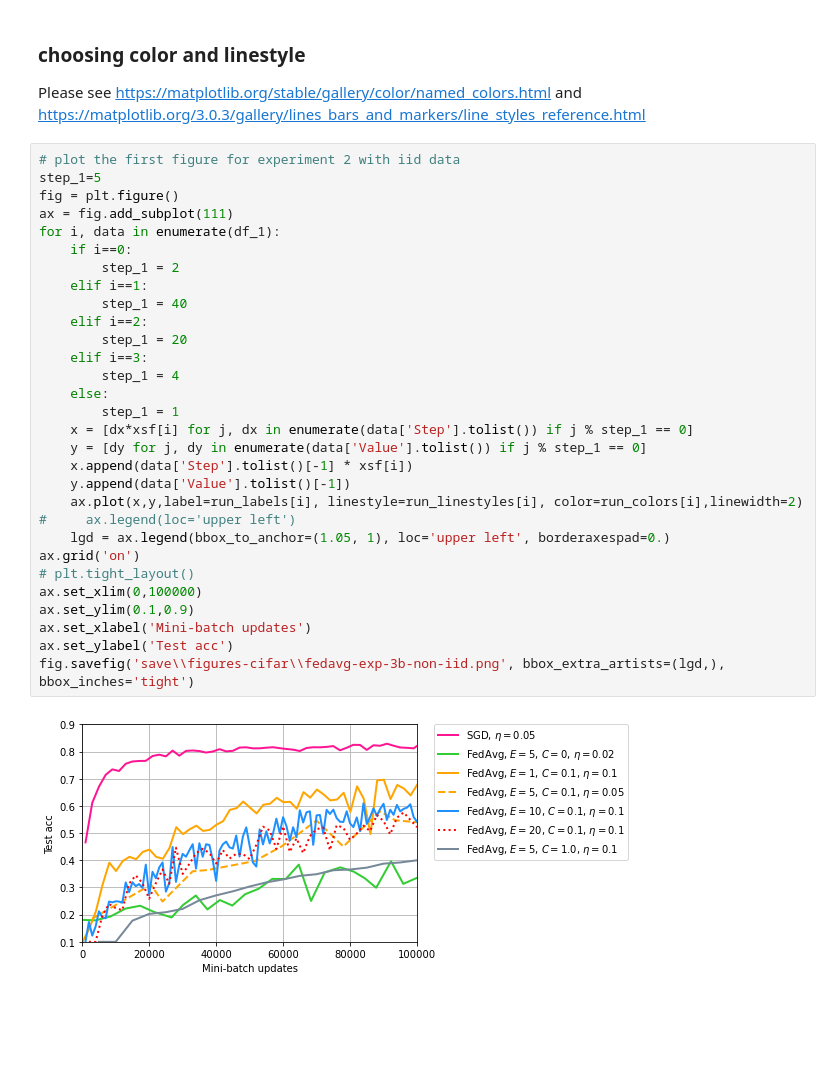
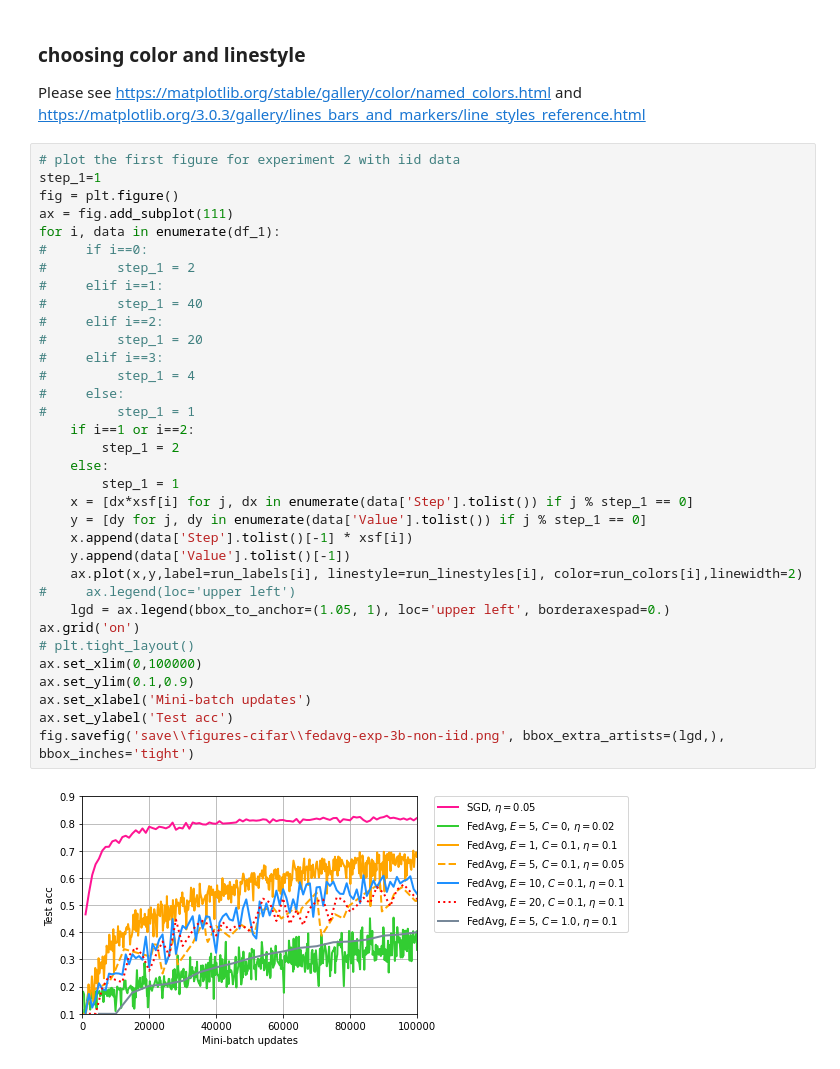
Before and after one commit to ywang037/Federated-Learning-PyTorch, a Jupyter notebook: helper-plot-csv-exp-3b-noniid.ipynb, the cells around one changed output. Drawn from its saved outputs; the diff is of its cells as text; blank space fills up the shorter version.

Commit message:
Update figure plots

```diff
--- a/helper-plot-csv-exp-3b-noniid.ipynb
+++ b/helper-plot-csv-exp-3b-noniid.ipynb
@@ -61,33 +61,37 @@ xsf[6]=5000
 Please see https://matplotlib.org/stable/gallery/color/named_colors.html and https://matplotlib.org/3.0.3/gallery/lines_bars_and_markers/line_styles_reference.html
 # %%
 # plot the first figure for experiment 2 with iid data
-step_1=5
+step_1=1
 fig = plt.figure()
 ax = fig.add_subplot(111)
 for i, data in enumerate(df_1):
-    if i==0:
+#     if i==0:
+#         step_1 = 2
+#     elif i==1:
+#         step_1 = 40
+#     elif i==2:
+#         step_1 = 20
+#     elif i==3:
+#         step_1 = 4
+#     else:
+#         step_1 = 1
+    if i==1 or i==2:
         step_1 = 2
-    elif i==1:
-        step_1 = 40
-    elif i==2:
-        step_1 = 20
-    elif i==3:
-        step_1 = 4
     else:
         step_1 = 1
     x = [dx*xsf[i] for j, dx in enumerate(data['Step'].tolist()) if j % step_1 == 0]
     y = [dy for j, dy in enumerate(data['Value'].tolist()) if j % step_1 == 0]
     x.append(data['Step'].tolist()[-1] * xsf[i])
     y.append(data['Value'].tolist()[-1])
     ax.plot(x,y,label=run_labels[i], linestyle=run_linestyles[i], color=run_colors[i],linewidth=2)
 #     ax.legend(loc='upper left')
     lgd = ax.legend(bbox_to_anchor=(1.05, 1), loc='upper left', borderaxespad=0.)
 ax.grid('on')
 # plt.tight_layout()
 ax.set_xlim(0,100000)
 ax.set_ylim(0.1,0.9)
 ax.set_xlabel('Mini-batch updates')
 ax.set_ylabel('Test acc')
 fig.savefig('save\\figures-cifar\\fedavg-exp-3b-non-iid.png', bbox_extra_artists=(lgd,), bbox_inches='tight')
 # %% [output]
-[figure, old version]
+[figure, new version]
```
Also changed, not shown: 3 other files.
